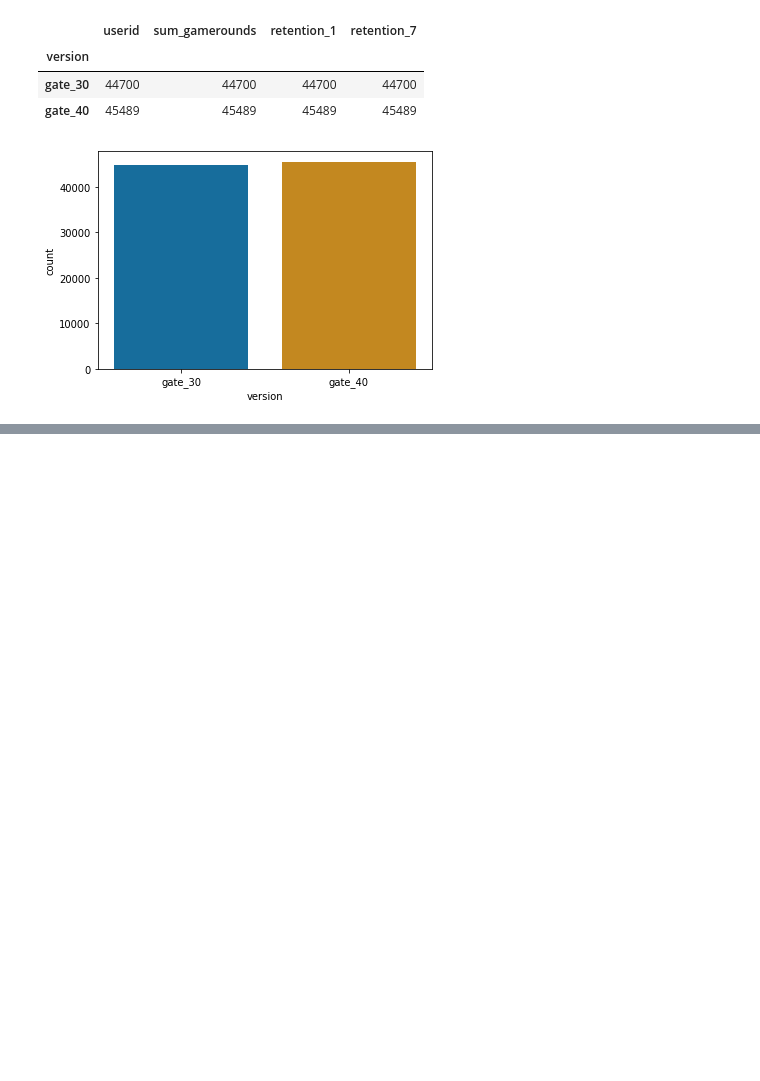
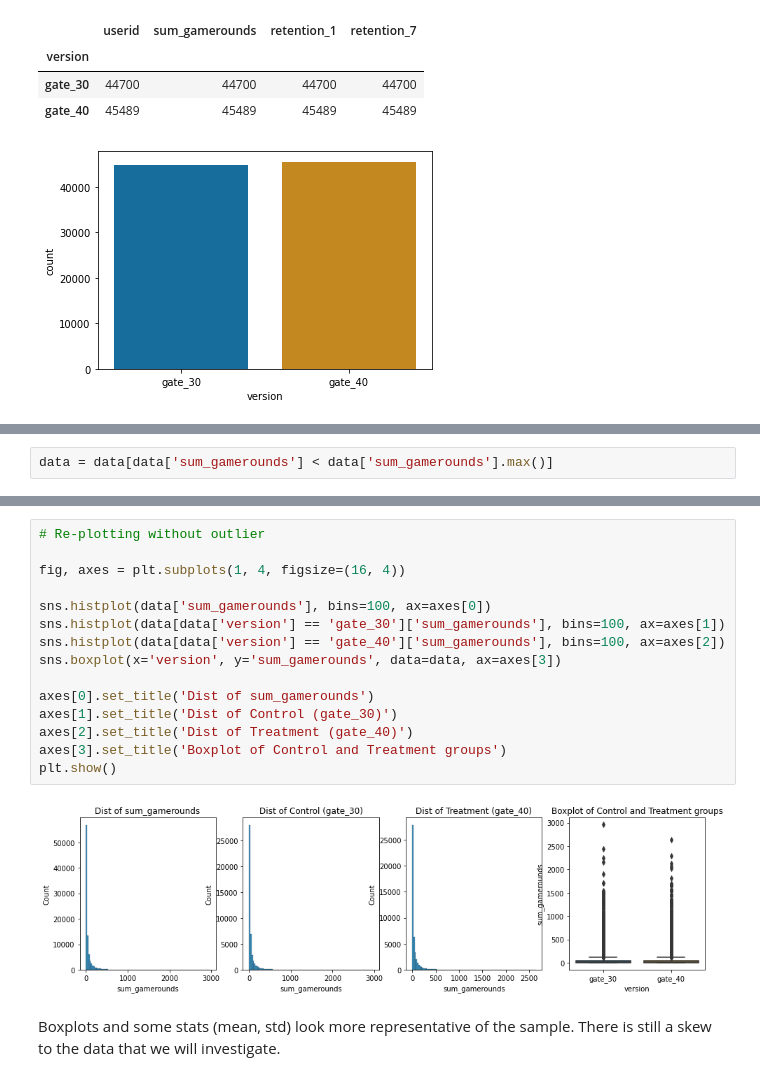
Before and after one commit to lorcanrae/ab-test-cookie-cats, a Jupyter notebook: notebooks/ab-test-cookie-cats.ipynb, the cells around one changed output, grey strips where cells are left out. Cells and saved outputs as stored; diff of their text form; blank space fills up the shorter version.

```diff
--- a/notebooks/ab-test-cookie-cats.ipynb
+++ b/notebooks/ab-test-cookie-cats.ipynb
@@ -182,0 +268,2 @@ plt.show()
+# %%
+data = data[data['sum_gamerounds'] < data['sum_gamerounds'].max()]
@@ -182,0 +283,19 @@ plt.show()
+# %%
+# Re-plotting without outlier
+
+fig, axes = plt.subplots(1, 4, figsize=(16, 4))
+
+sns.histplot(data['sum_gamerounds'], bins=100, ax=axes[0])
+sns.histplot(data[data['version'] == 'gate_30']['sum_gamerounds'], bins=100, ax=axes[1])
+sns.histplot(data[data['version'] == 'gate_40']['sum_gamerounds'], bins=100, ax=axes[2])
+sns.boxplot(x='version', y='sum_gamerounds', data=data, ax=axes[3])
+
+axes[0].set_title('Dist of sum_gamerounds')
+axes[1].set_title('Dist of Control (gate_30)')
+axes[2].set_title('Dist of Treatment (gate_40)')
+axes[3].set_title('Boxplot of Control and Treatment groups')
+plt.show()
+# %% [output]
+[figure, added]
+# %% [markdown]
+Boxplots and some stats (mean, std) look more representative of the sample. There is still a skew to the data that we will investigate.
```
Also changed, not shown: parts of 22 cells of this notebook.
